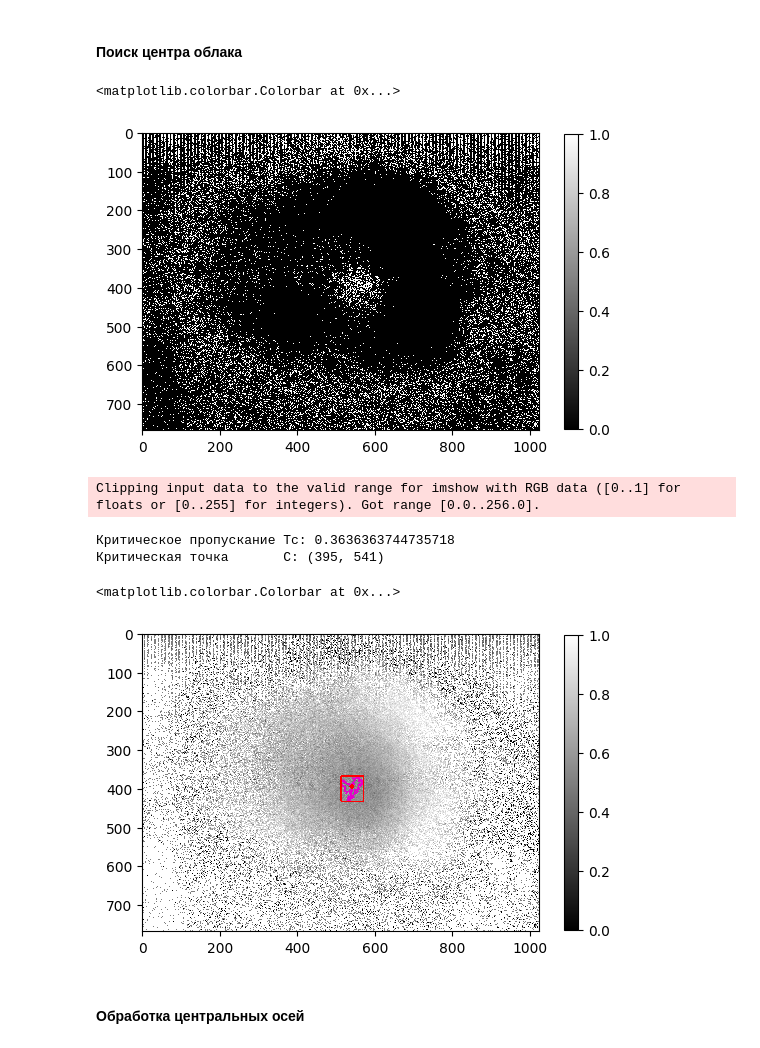
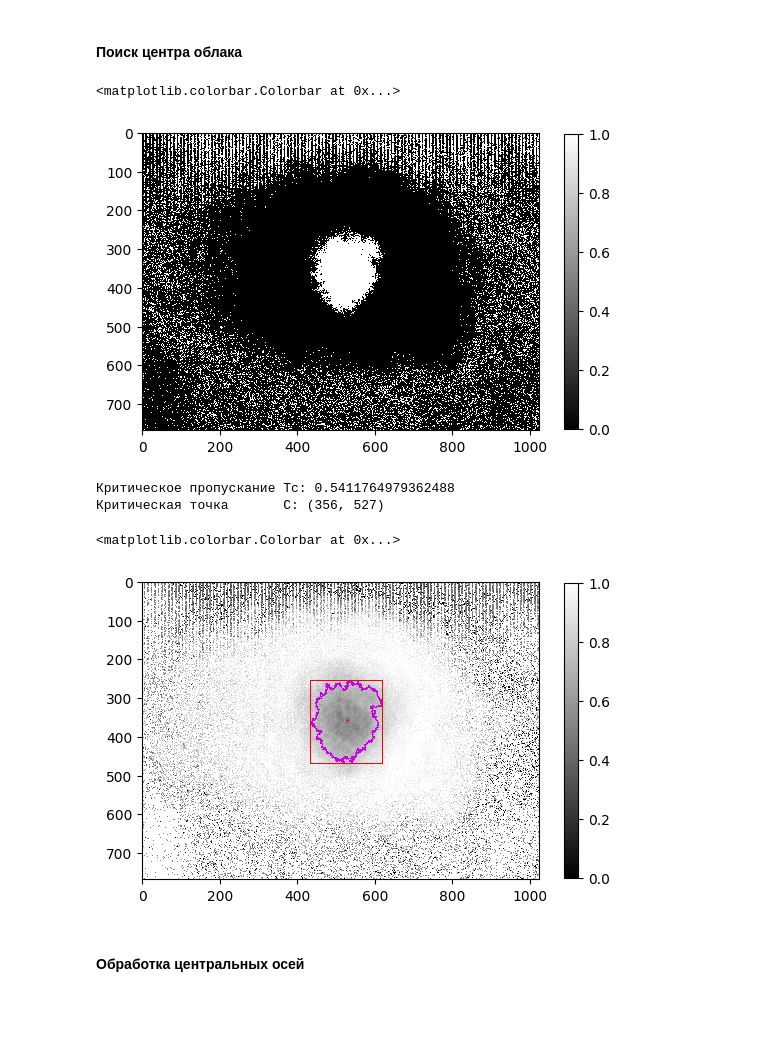
Before and after one commit to chekhyr/AbIm-soft, a Jupyter notebook: AI_Calcium.ipynb, the cells around one changed output. Cells and saved outputs as stored; diff of their text form; code cells hidden in the pictures; blank space fills up the shorter version.

Commit message:
AbIm: brought back physical value filtering fixed critical point printing (that got broken in the previous commit) fixed bugs in contour drawing unified comment style

```diff
--- a/AI_Calcium.ipynb
+++ b/AI_Calcium.ipynb
@@ -55,7 +55,10 @@ denom = (I_lbeam - bias).astype(np.uint16) + 1
 '''Определение пропускания T(x,y)'''
 T = (num/denom).astype(np.float32)
 
-'''Визуализация'''
+'''Фильтрация физичных T'''
+T = np.clip(T, 0, 1)  # из-за деления возникают значения вплоть до 256.
+
+'''Визуализация лучей'''
 D = I_lbeam.astype(np.int16)-I_atoms.astype(np.int16)
 plt.imshow(D, cmap="cividis", interpolation="none")
 plt.colorbar(shrink=.8)
@@ -65,64 +68,62 @@ plt.colorbar(shrink=.8)
 # %% [markdown]
 #### Поиск центра облака
 # %%
-TRSH = .55
+TRSH = .75
 '''Фильтрация пропускания ниже порогового значения'''
 _, binary = cv2.threshold(T, TRSH, 1, cv2.THRESH_BINARY_INV)
 # THRESH_BINARY_INV:
 #  ≤ TRSH = белые
-#  > TRSH = черные
+#  > TRSH = чёрные
 
 '''Визуализация'''
 plt.imshow(binary, cmap="gray", interpolation='none')
 plt.colorbar(shrink=.8)
 # %% [output]
 <matplotlib.colorbar.Colorbar at 0x...>
-[figure, old version]
+[figure, new version]
 # %%
 '''Выделение контура поглощения'''
 contours, _ = cv2.findContours(binary.astype(np.uint8), cv2.RETR_EXTERNAL, cv2.CHAIN_APPROX_SIMPLE)
 assert contours != (), "Err: no contours found"
 
-'''Фильтрование верхнего шума'''
+'''Фильтрация верхнего шума'''
 filtered_contours = []
 for contour in contours:
     x, y, w, h = cv2.boundingRect(contour)
     if y > binary.shape[0] * 0.2:
         filtered_contours.append(contour)
 assert filtered_contours != (), "Err: no contours meets filtering condition"
 
 '''Формирование маски'''
 largest_contour = max(filtered_contours, key=cv2.contourArea)
 ROI = np.zeros_like(T, dtype=np.uint8)
 cv2.drawContours(ROI, [largest_contour], -1, 255, thickness=cv2.FILLED)
 
-'''Нахождение центра'''
+'''Нахождение критической точки (центра)'''
 #min_val, _, (jc, ic), _ = cv2.minMaxLoc(T, mask=ROI)
 M = cv2.moments(largest_contour)
-if M["m00"] != 0:  # Avoid division by zero
-    jc = int(M["m10"] / M["m00"])
-    ic = int(M["m01"] / M["m00"])
-print(f"Критическое пропускание\tTc: {min_val}\nКритическая точка\tC: {(ic, jc)} ")
+jc = int(M["m10"] / M["m00"])
+ic = int(M["m01"] / M["m00"])
+print(f"Критическое пропускание\tTc: {T[ic, jc]}\nКритическая точка\tC: {(ic, jc)} ")
 
-'''Оопределение ограничивающего прямоугольника'''
+'''Определение ограничивающего прямоугольника'''
 j_min, i_min, width, height = cv2.boundingRect(largest_contour)
 j_max = j_min + width
 i_max = i_min + height
 
 '''Отрисовка полученного контура'''
-output = cv2.cvtColor(T, cv2.COLOR_GRAY2BGR)  # Переводим в BGR для рисования
-cv2.drawContours(output, [largest_contour], -1, (.9, 0, .8), 2)
-cv2.circle(output, (jc, ic), 6, (1., 0, 0), -1)
-cv2.rectangle(output, (j_min, i_min), (j_max, i_max), (1., 0, 0), 2)
-output_rgb = cv2.cvtColor(output, cv2.COLOR_BGR2RGB)
-plt.imshow(output, interpolation='none', cmap="gray")
+img_contour = cv2.cvtColor(T, cv2.COLOR_GRAY2BGR)  # opencv рисует в формате BGR
+cv2.drawContours(img_contour, [largest_contour], -1, (.9, 0, .8), 2)
+cv2.rectangle(img_contour, (j_min, i_min), (j_max, i_max), (0, 0, 1.), 2)
+img_contour = cv2.cvtColor(img_contour, cv2.COLOR_BGR2RGB)
+plt.imshow(img_contour, interpolation='none', cmap="gray")
+plt.plot(jc, ic, 'ro', markersize=.75)
 plt.colorbar(shrink=.8)
 # %% [output]
-Clipping input data to the valid range for imshow with RGB data ([0..1] for floats or [0..255] for integers). Got range [0.0..256.0].
+Критическое пропускание Tc: 0.5411764979362488
+Критическая точка       C: (356, 527)
-Критическое пропускание Tc: 0.3636363744735718
-Критическая точка       C: (395, 541)
+<matplotlib.colorbar.Colorbar at 0x...>
-<matplotlib.colorbar.Colorbar at 0x...>
-[figure, old version]
+[figure, new version]
 # %% [markdown]
 #### Обработка центральных осей
 # %%
```
Also changed, not shown: parts of 5 cells of this notebook.
